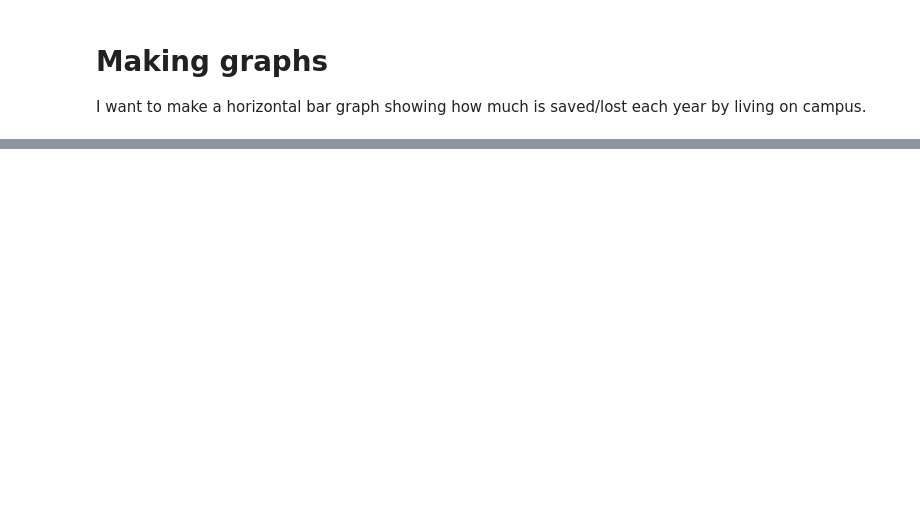
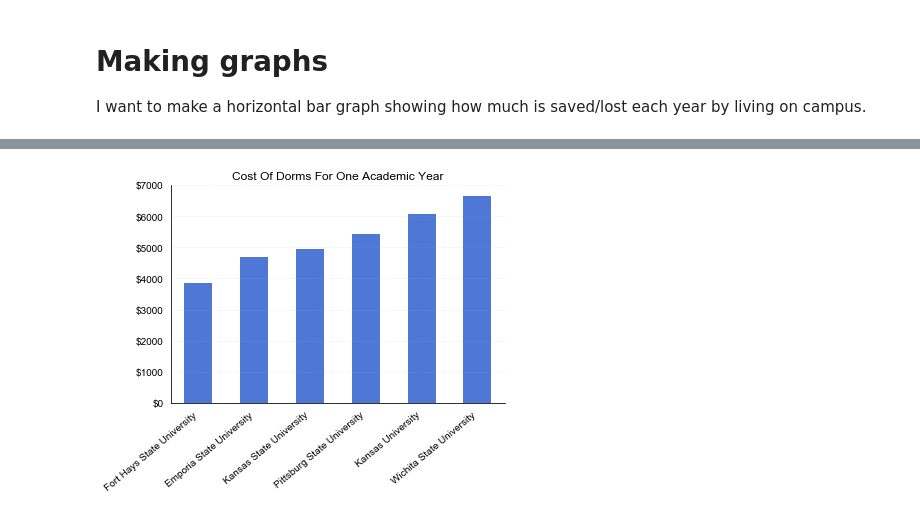
Before and after one commit to Bisaha/Room-Versus-Board, a Jupyter notebook: Room Versus Rent.ipynb, the cells around one changed output, grey strips where cells are left out. Drawn from its saved outputs; the diff is of its cells as text; code cells hidden in the pictures; blank space fills up the shorter version.

```diff
--- a/Room Versus Rent.ipynb
+++ b/Room Versus Rent.ipynb
@@ -207,0 +322,29 @@ df.plot(kind="barh",y="county savings")
+# %%
+fig, ax = plt.subplots()
+matplotlib.rcParams['font.sans-serif'] = "Arial"
+df.sort_values("dorm rates").plot(kind="bar",y="dorm rates",ax=ax,color='#4f78d6')
+ax.spines['top'].set_visible(False)
+ax.spines['right'].set_visible(False)
+ax.legend_.remove()
+ax.set_xlabel("")
+plt.xticks(rotation=40)
+plt.setp(ax.xaxis.get_majorticklabels(), ha='right')
+
+ax.set_title("Cost Of Dorms For One Academic Year",loc="center")
+
+ax.grid(which='major', linestyle=':',alpha=.3)
+ax.xaxis.grid(False)
+
+ax.tick_params(which='both', # Options for both major and minor ticks
+                top='off', # turn off top ticks
+                left='off', # turn off left ticks
+                right='off',  # turn off right ticks
+                bottom='off') # turn off bottom ticks
+
+fmt = '${x:.0f}'
+tick = mtick.StrMethodFormatter(fmt)
+ax.yaxis.set_major_formatter(tick)
+
+plt.savefig("cost.pdf",transparent=True)
+# %% [output]
+[figure, added]
```
Also changed, not shown: parts of 22 cells of this notebook.
